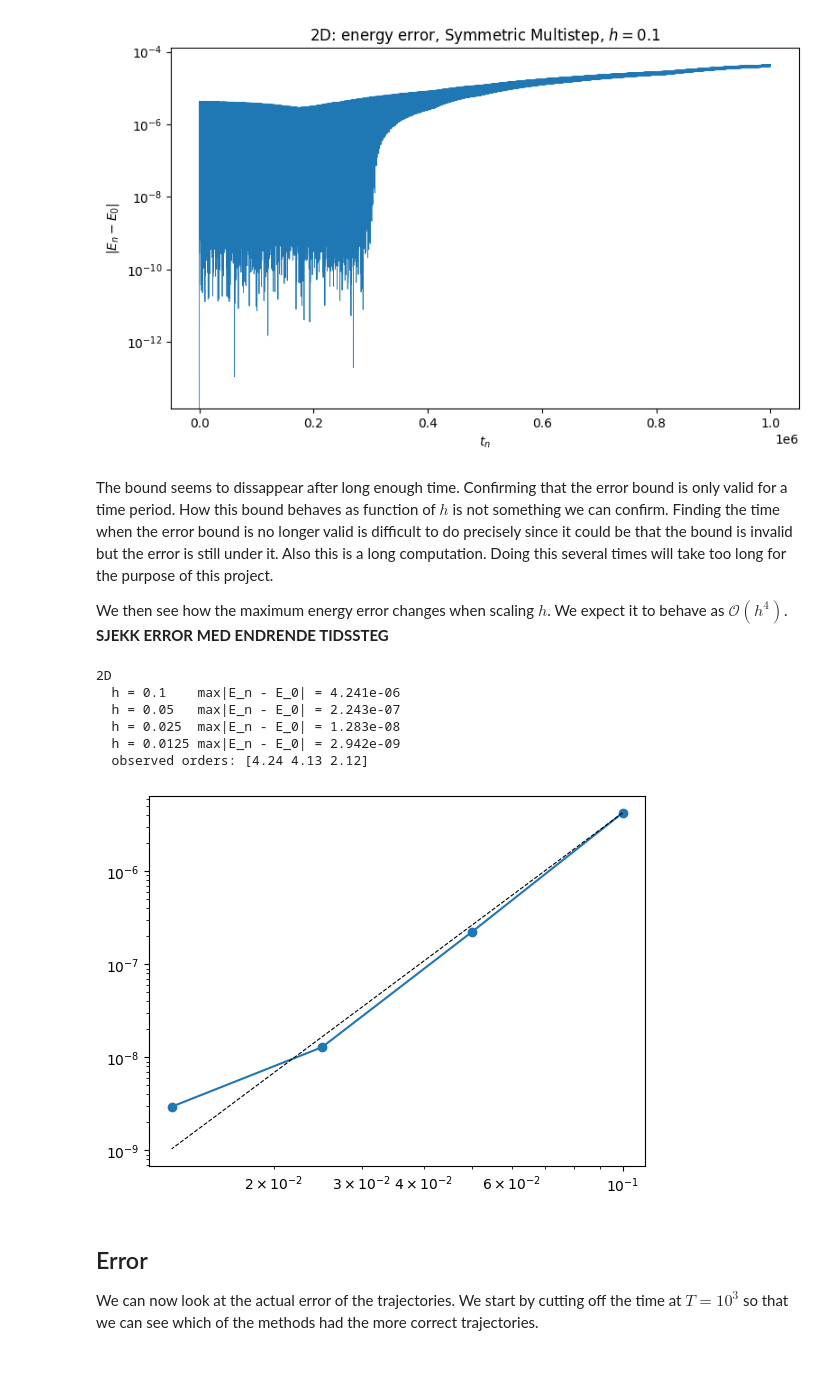
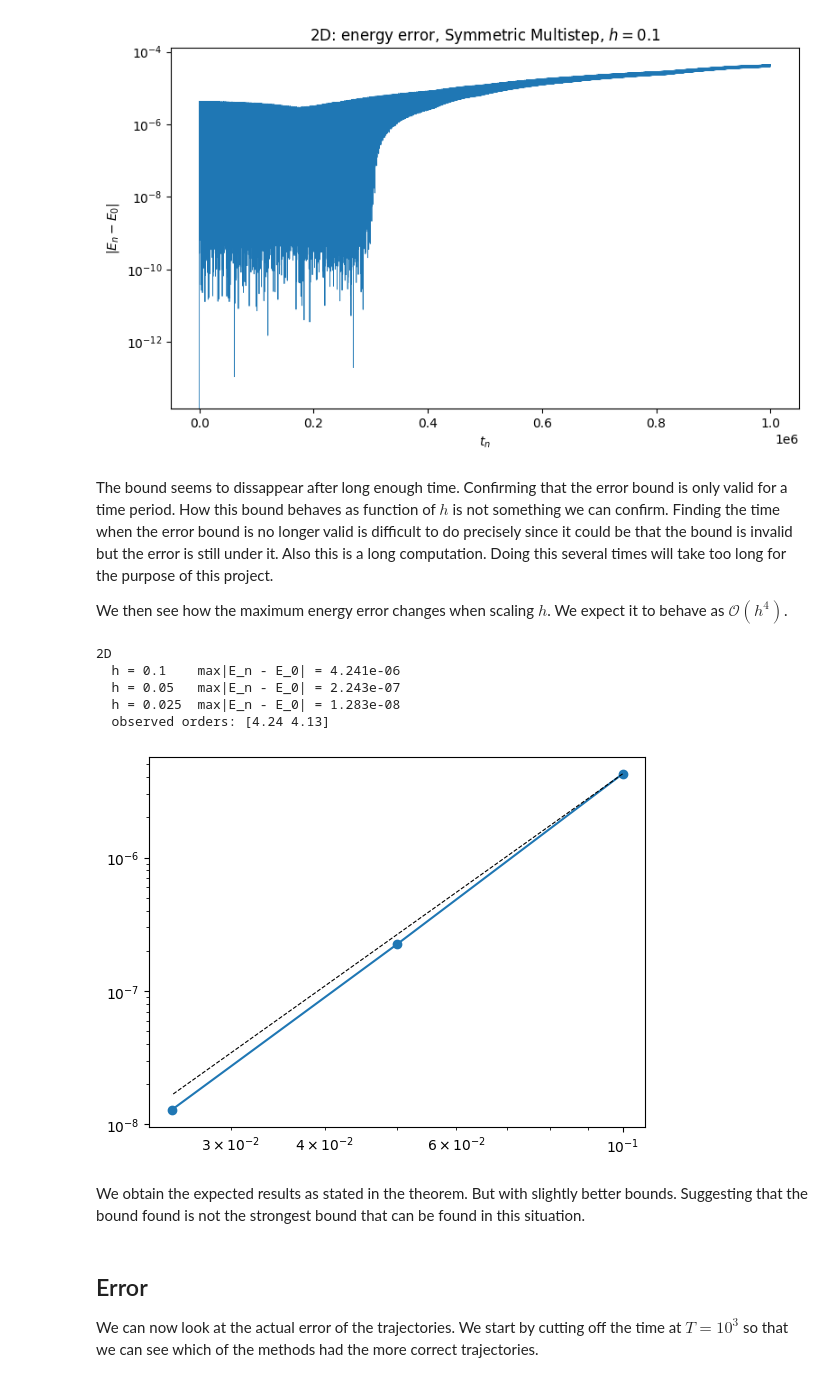
Before and after one commit to Akaada/TMA4215_NumericalMathematics_project_2, a Jupyter notebook: Problem5A/problem5Aanswer.ipynb, the cells around one changed output. Drawn from its saved outputs; the diff is of its cells as text; code cells hidden in the pictures.

```diff
--- a/Problem5A/problem5Aanswer.ipynb
+++ b/Problem5A/problem5Aanswer.ipynb
@@ -106,18 +106,17 @@ The bound seems to dissappear after long enough time. Confirming that the error
 
 
 We then see how the maximum energy error changes when scaling $h$. We expect it to behave as $\mathcal{O}(h^4)$.
-**SJEKK ERROR MED ENDRENDE TIDSSTEG**
 # %%
-# Cell for the 2D system
-errs2d = energyOrderSym(create_2d())
+errs2d = energyOrderSym(create_2d(),T=1000)
 # %% [output]
 2D
   h = 0.1    max|E_n - E_0| = 4.241e-06
   h = 0.05   max|E_n - E_0| = 2.243e-07
   h = 0.025  max|E_n - E_0| = 1.283e-08
-  h = 0.0125 max|E_n - E_0| = 2.942e-09
-  observed orders: [4.24 4.13 2.12]
+  observed orders: [4.24 4.13]
-[figure, old version]
+[figure, new version]
+# %% [markdown]
+We obtain the expected results as stated in the theorem. But with slightly better bounds. Suggesting that the bound found is not the strongest bound that can be found in this situation.
 # %% [markdown]
 ## Error
 
```
Also changed, not shown: parts of 3 cells of this notebook.
